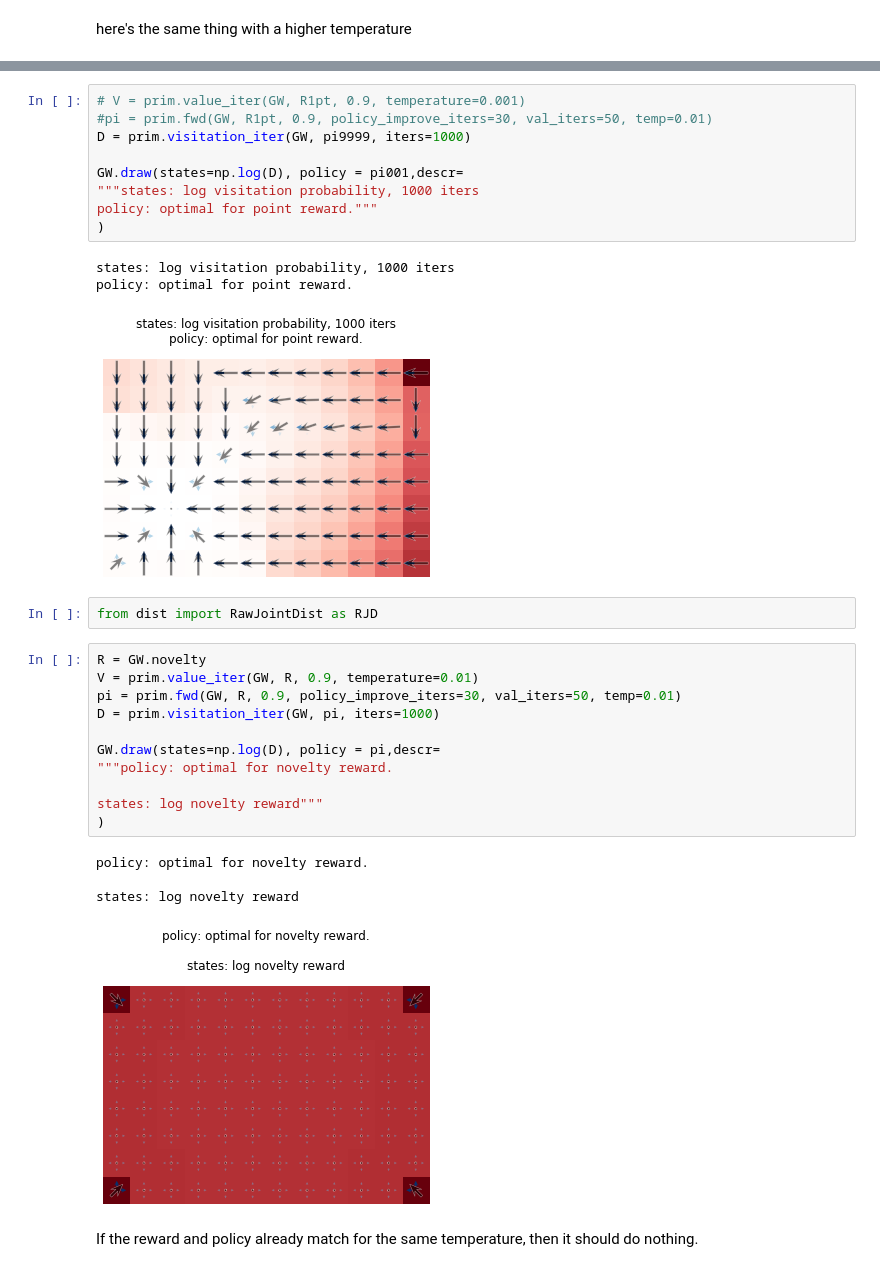
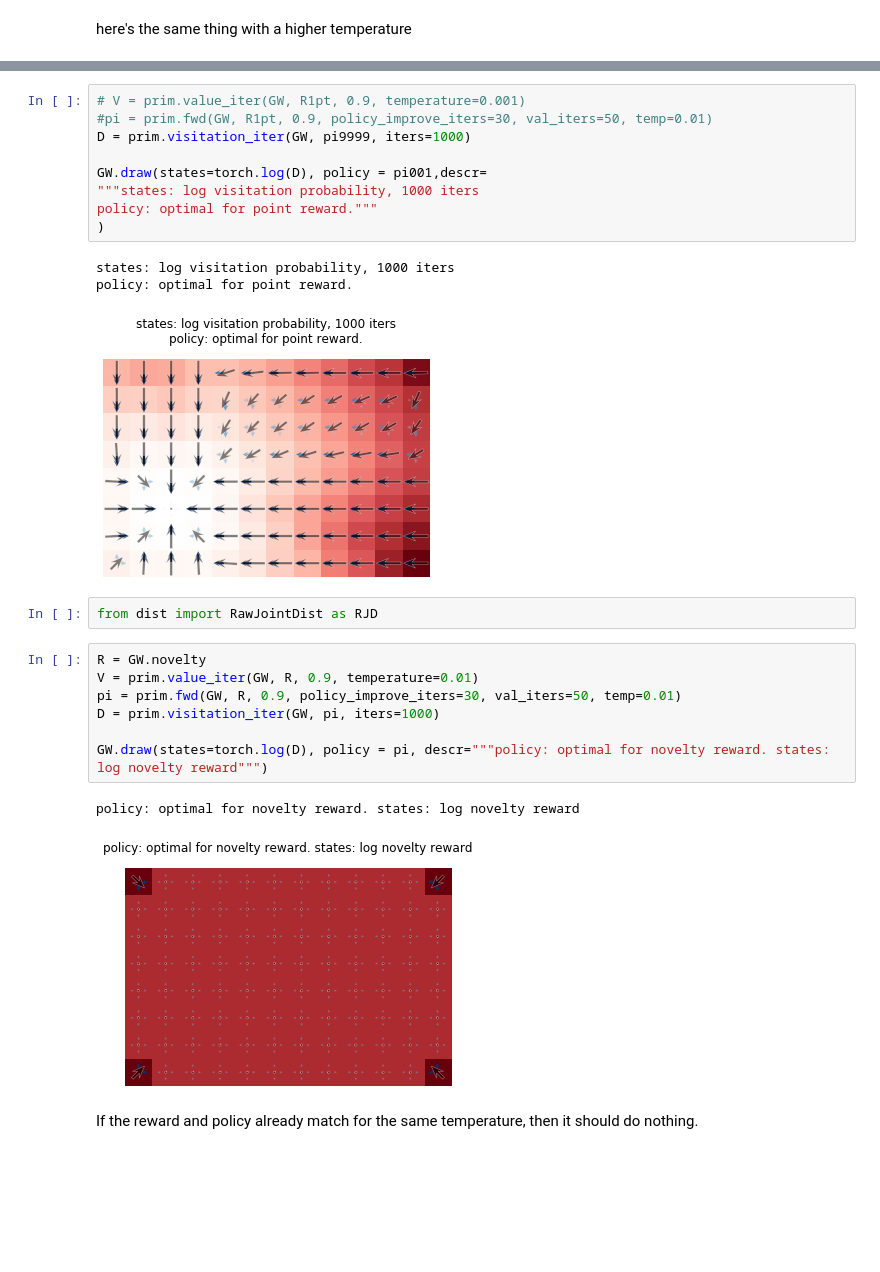
Before and after one commit to orichardson/interpreting-rewards, a Jupyter notebook: code/experiments/hazy-rl-irl.ipynb, the cells around one changed output, grey strips where cells are left out. Saved outputs shown, nothing was run; the diff lists cells and outputs as text; blank space fills up the shorter version.

```diff
--- a/code/experiments/hazy-rl-irl.ipynb
+++ b/code/experiments/hazy-rl-irl.ipynb
@@ -54,32 +64,26 @@ GW.draw(states=R1pt, policy=pi9999)
 #pi = prim.fwd(GW, R1pt, 0.9, policy_improve_iters=30, val_iters=50, temp=0.01)
 D = prim.visitation_iter(GW, pi9999, iters=1000)
 
-GW.draw(states=np.log(D), policy = pi001,descr=
+GW.draw(states=torch.log(D), policy = pi001,descr=
 """states: log visitation probability, 1000 iters
 policy: optimal for point reward."""
 )
 # %% [output]
 states: log visitation probability, 1000 iters
 policy: optimal for point reward.
-[figure, old version]
+[figure, new version]
 # %%
 from dist import RawJointDist as RJD
 # %%
 R = GW.novelty
 V = prim.value_iter(GW, R, 0.9, temperature=0.01)
 pi = prim.fwd(GW, R, 0.9, policy_improve_iters=30, val_iters=50, temp=0.01)
 D = prim.visitation_iter(GW, pi, iters=1000)
 
-GW.draw(states=np.log(D), policy = pi,descr=
-"""policy: optimal for novelty reward.
-
-states: log novelty reward"""
-)
+GW.draw(states=torch.log(D), policy = pi, descr="""policy: optimal for novelty reward. states: log novelty reward""")
 # %% [output]
-policy: optimal for novelty reward.
-
-states: log novelty reward
+policy: optimal for novelty reward. states: log novelty reward
-[figure, old version]
+[figure, new version]
 # %% [markdown]
 If the reward and policy already match for the same temperature, then it should do nothing.
 # %%
```
Also changed, not shown: parts of 15 cells of this notebook, 8 other files.
